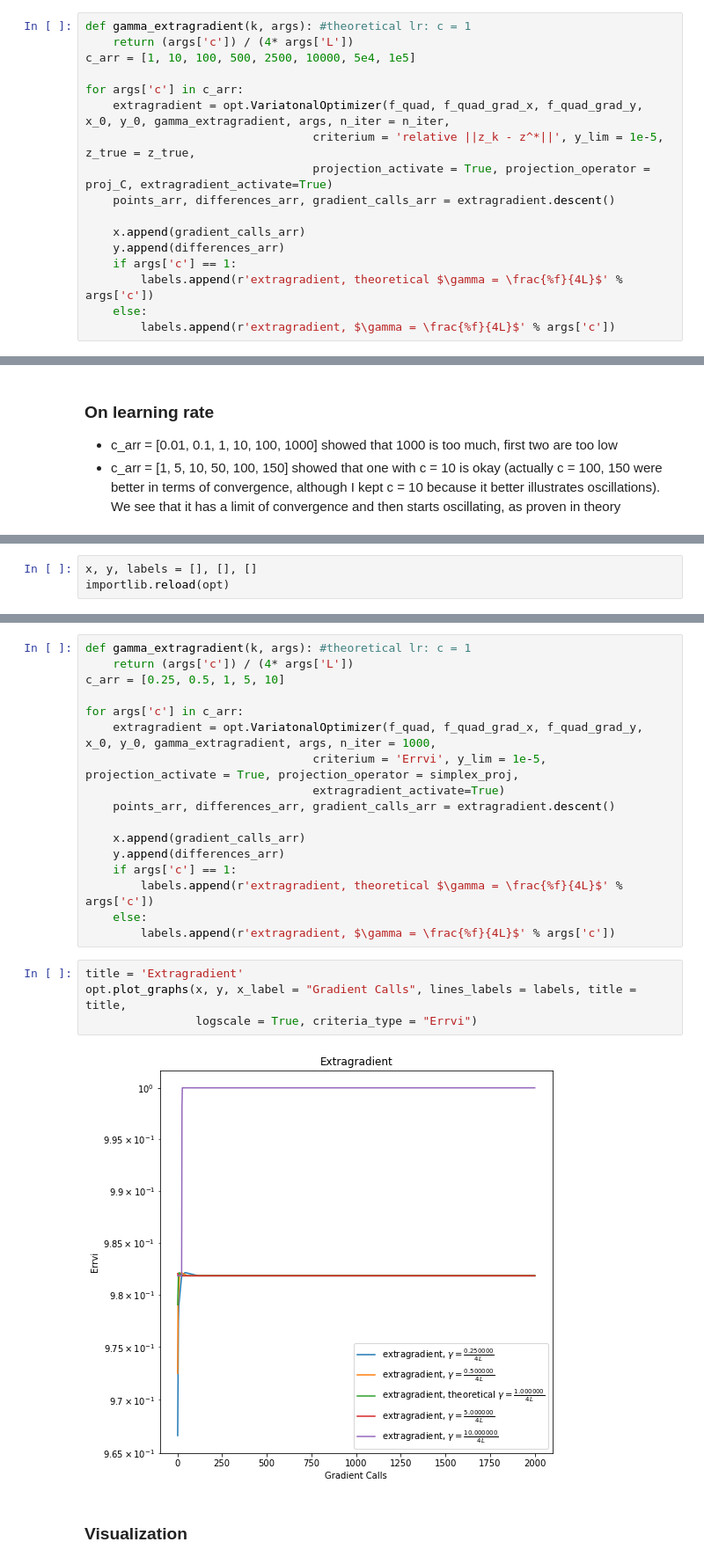
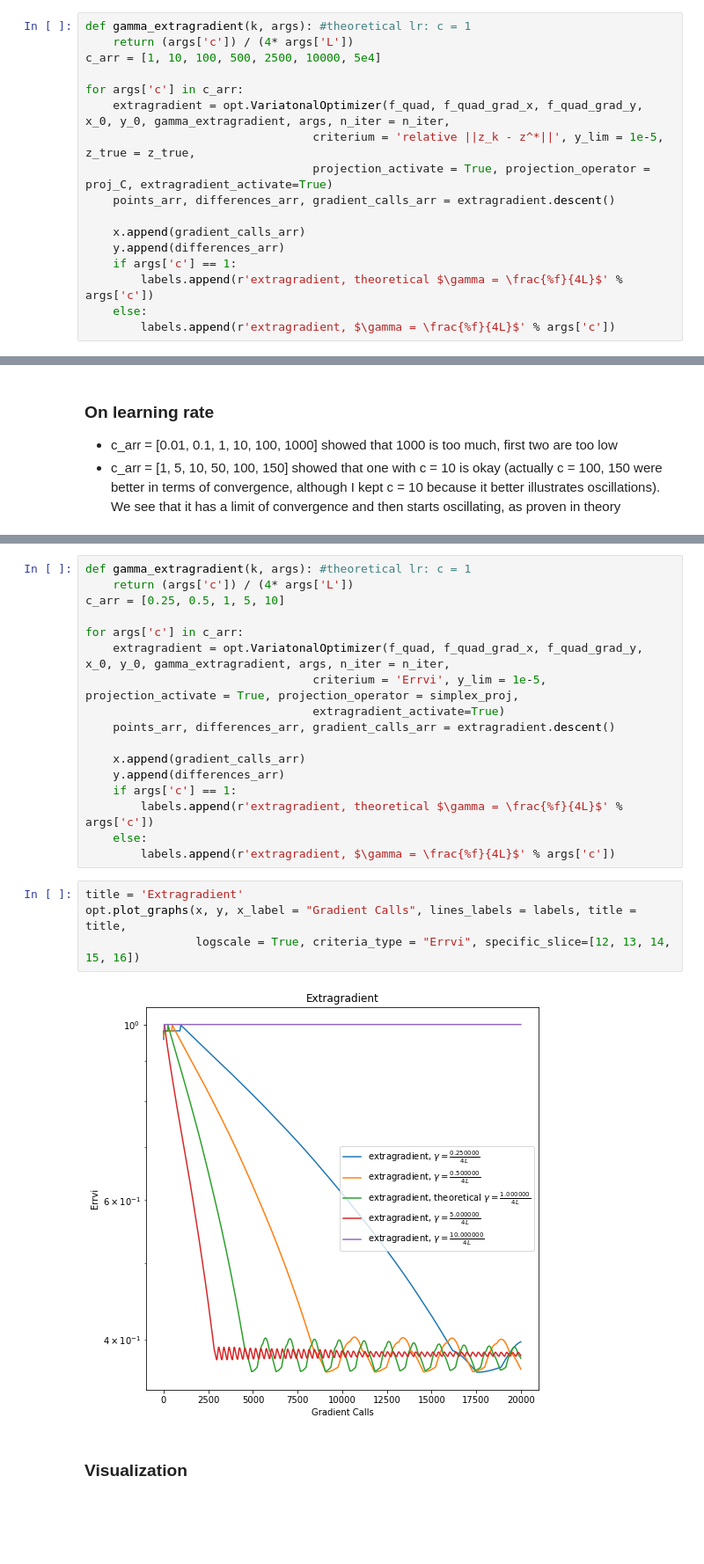
Before and after one commit to k2a07/MIPT-homeworks, a Jupyter notebook: Acharya_Kirill_Optimization_HW_8.ipynb, the cells around one changed output, grey strips where cells are left out. Shown at 88% size. Cells and saved outputs as stored; diff of their text form; blank space fills up the shorter version.

```diff
--- a/Acharya_Kirill_Optimization_HW_8.ipynb
+++ b/Acharya_Kirill_Optimization_HW_8.ipynb
@@ -173,7 +173,7 @@ Constant choice:
 # %%
 def gamma_extragradient(k, args): #theoretical lr: c = 1
     return (args['c']) / (4* args['L'])
-c_arr = [1, 10, 100, 500, 2500, 10000, 5e4, 1e5]
+c_arr = [1, 10, 100, 500, 2500, 10000, 5e4]
 
 for args['c'] in c_arr:
     extragradient = opt.VariatonalOptimizer(f_quad, f_quad_grad_x, f_quad_grad_y, x_0, y_0, gamma_extragradient, args, n_iter = n_iter,
@@ -384,3 +383,0 @@ opt.plot_graphs(x, y, x_label = "Gradient Calls", lines_labels = labels, title =
-# %%
-x, y, labels = [], [], []
-importlib.reload(opt)
@@ -392,7 +387,7 @@ def gamma_extragradient(k, args): #theoretical lr: c = 1
 c_arr = [0.25, 0.5, 1, 5, 10]
 
 for args['c'] in c_arr:
-    extragradient = opt.VariatonalOptimizer(f_quad, f_quad_grad_x, f_quad_grad_y, x_0, y_0, gamma_extragradient, args, n_iter = 1000,
+    extragradient = opt.VariatonalOptimizer(f_quad, f_quad_grad_x, f_quad_grad_y, x_0, y_0, gamma_extragradient, args, n_iter = n_iter,
                                  criterium = 'Errvi', y_lim = 1e-5, projection_activate = True, projection_operator = simplex_proj,
                                  extragradient_activate=True)
     points_arr, differences_arr, gradient_calls_arr = extragradient.descent()
@@ -406,9 +401,9 @@ for args['c'] in c_arr:
 # %%
 title = 'Extragradient'
 opt.plot_graphs(x, y, x_label = "Gradient Calls", lines_labels = labels, title = title,
-                logscale = True, criteria_type = "Errvi")
+                logscale = True, criteria_type = "Errvi", specific_slice=[12, 13, 14, 15, 16])
 # %% [output]
-[figure, old version]
+[figure, new version]
 # %% [markdown]
 ### Visualization
 # %%
```
Also changed, not shown: parts of 7 cells of this notebook, 1 other file.
